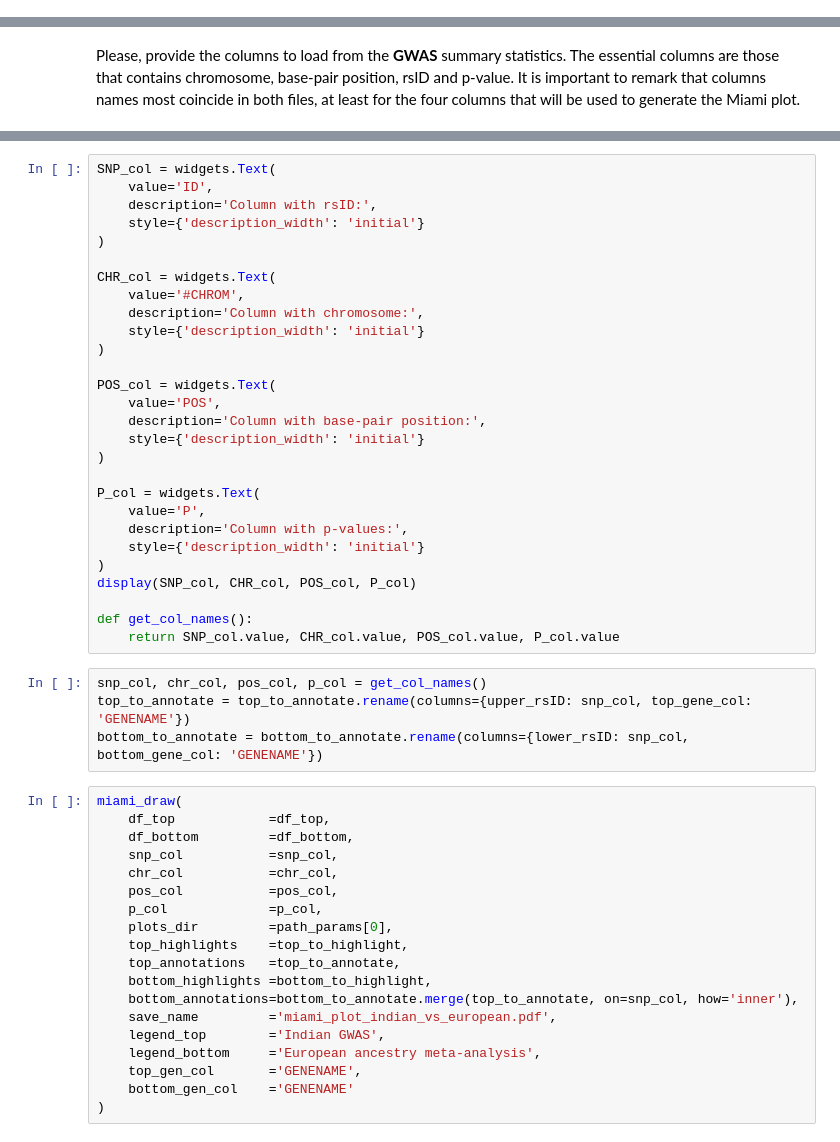
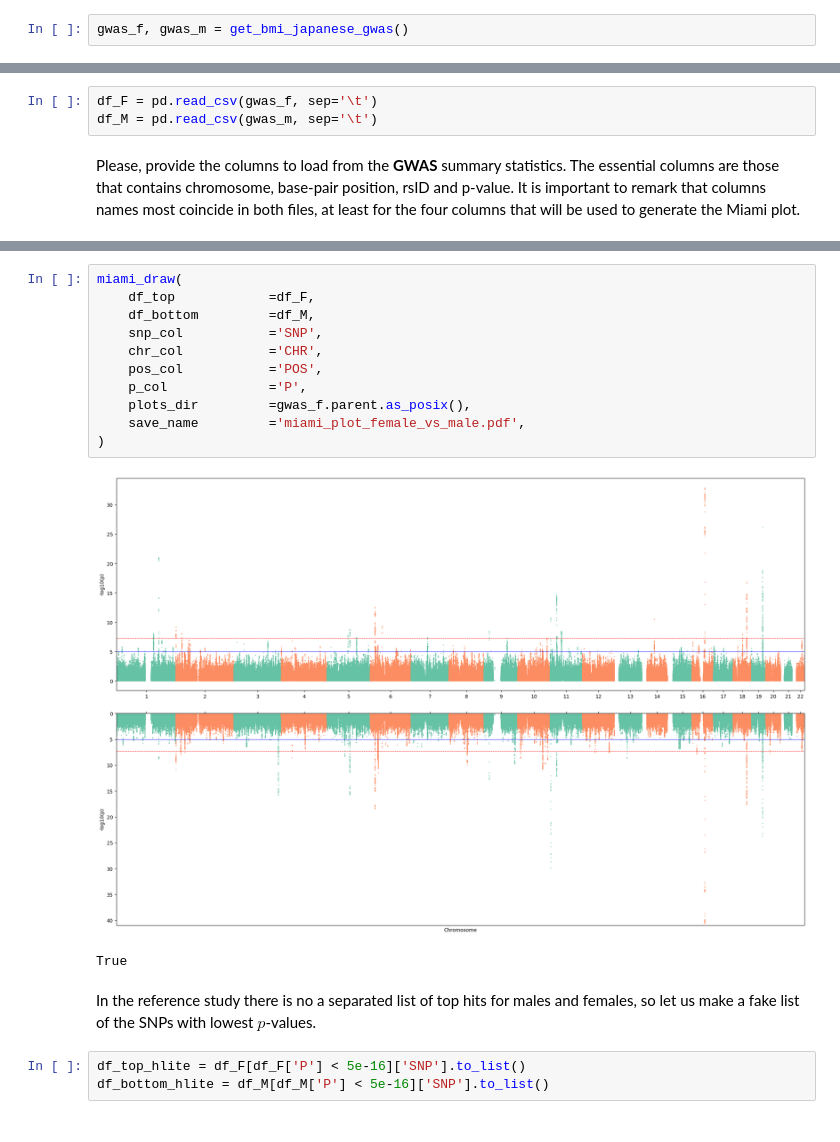
Before and after one commit to cge-tubingens/IDEAL-GENOM, a Jupyter notebook: viz_notebooks/miami.ipynb, the cells around one changed output, grey strips where cells are left out. Cells and saved outputs as stored; diff of their text form.

```diff
--- a/viz_notebooks/miami.ipynb
+++ b/viz_notebooks/miami.ipynb
@@ -95,0 +24,2 @@ print(f"Parameter 7: {path_params[6]}")
+# %%
+gwas_f, gwas_m = get_bmi_japanese_gwas()
@@ -96,2 +28,5 @@ print(f"Parameter 7: {path_params[6]}")
+# %%
+df_F = pd.read_csv(gwas_f, sep='\t')
+df_M = pd.read_csv(gwas_m, sep='\t')
 # %% [markdown]
 Please, provide the columns to load from the **GWAS** summary statistics. The essential columns are those that contains chromosome, base-pair position, rsID and p-value. It is important to remark that columns names most coincide in both files, at least for the four columns that will be used to generate the Miami plot.
@@ -257,51 +33,19 @@ bottom_to_annotate.head()
-# %%
-SNP_col = widgets.Text(
-    value='ID',
-    description='Column with rsID:',
-    style={'description_width': 'initial'}
-)
-
-CHR_col = widgets.Text(
-    value='#CHROM',
-    description='Column with chromosome:',
-    style={'description_width': 'initial'}
-)
-
-POS_col = widgets.Text(
-    value='POS',
-    description='Column with base-pair position:',
-    style={'description_width': 'initial'}
-)
-
-P_col = widgets.Text(
-    value='P',
-    description='Column with p-values:',
-    style={'description_width': 'initial'}
-)
-display(SNP_col, CHR_col, POS_col, P_col)
-
-def get_col_names():
-    return SNP_col.value, CHR_col.value, POS_col.value, P_col.value
-# %%
-snp_col, chr_col, pos_col, p_col = get_col_names()
-top_to_annotate = top_to_annotate.rename(columns={upper_rsID: snp_col, top_gene_col: 'GENENAME'})
-bottom_to_annotate = bottom_to_annotate.rename(columns={lower_rsID: snp_col, bottom_gene_col: 'GENENAME'})
-# %%
-miami_draw(
-    df_top            =df_top,
-    df_bottom         =df_bottom,
-    snp_col           =snp_col,
-    chr_col           =chr_col,
-    pos_col           =pos_col,
-    p_col             =p_col,
-    plots_dir         =path_params[0],
-    top_highlights    =top_to_highlight,
-    top_annotations   =top_to_annotate,
-    bottom_highlights =bottom_to_highlight,
-    bottom_annotations=bottom_to_annotate.merge(top_to_annotate, on=snp_col, how='inner'),
-    save_name         ='miami_plot_indian_vs_european.pdf',
-    legend_top        ='Indian GWAS',
-    legend_bottom     ='European ancestry meta-analysis',
-    top_gen_col       ='GENENAME',
-    bottom_gen_col    ='GENENAME'
-)
+# %%
+miami_draw(
+    df_top            =df_F,
+    df_bottom         =df_M,
+    snp_col           ='SNP',
+    chr_col           ='CHR',
+    pos_col           ='POS',
+    p_col             ='P',
+    plots_dir         =gwas_f.parent.as_posix(),
+    save_name         ='miami_plot_female_vs_male.pdf',
+)
+# %% [output]
+[figure, added]
+True
+# %% [markdown]
+In the reference study there is no a separated list of top hits for males and females, so let us make a fake list of the SNPs with lowest $p$-values.
+# %%
+df_top_hlite = df_F[df_F['P'] < 5e-16]['SNP'].to_list()
+df_bottom_hlite = df_M[df_M['P'] < 5e-16]['SNP'].to_list()
```
Also changed, not shown: parts of 20 cells of this notebook.
